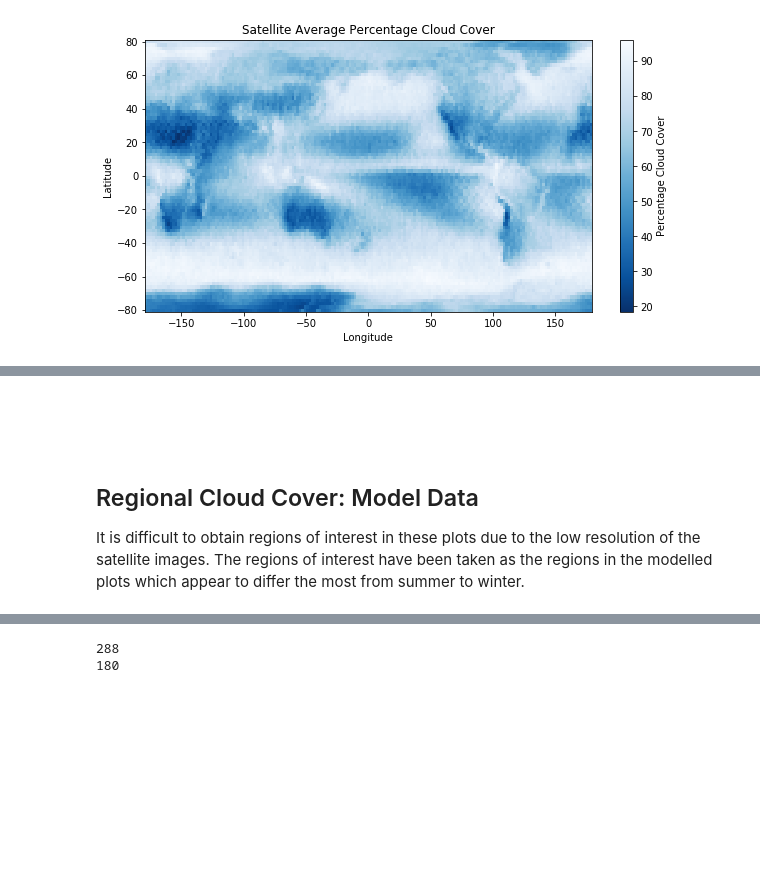
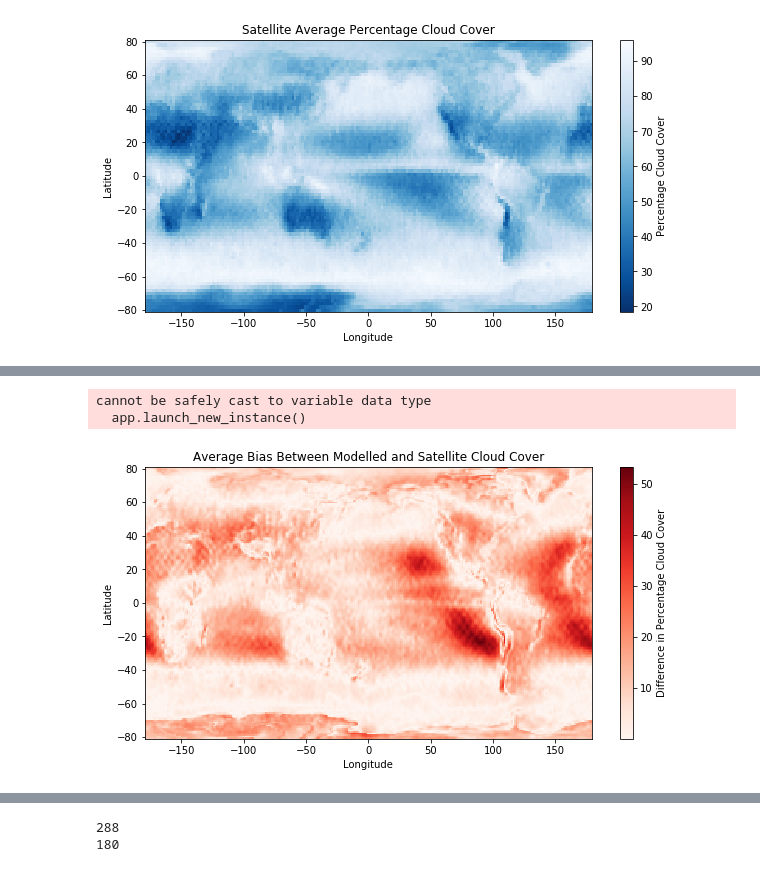
Before and after one commit to maddiebeagley/Climate-Modelling-Lab, a Jupyter notebook: 390Lab.ipynb, the cells around one changed output, grey strips where cells are left out. Cells and saved outputs as stored; diff of their text form; code cells hidden in the pictures; blank space fills up the shorter version.

Commit message:
Compute biases for lon lat

```diff
--- a/390Lab.ipynb
+++ b/390Lab.ipynb
@@ -335,7 +336,7 @@ rearranged_sat_cloud_coverage = raw_sat_cloud_coverage[:,rearranged_indices]
 # Remove masked data for clt and latitudes
 mask = map_low_high_mid_high_data.variables["cltcalipso"][:].mask[0]
 sat_cloud_coverage = np.ma.compress_rows(np.ma.MaskedArray(rearranged_sat_cloud_coverage, mask=mask))
-latitudes = map_low_high_mid_high_data.variables["latitude"][~mask[:,0]]
+sat_latitudes = map_low_high_mid_high_data.variables["latitude"][~mask[:,0]]
 
 lon_min = min(map_low_high_mid_high_data.variables["longitude"][:])
 lon_max = max(map_low_high_mid_high_data.variables["longitude"][:])
@@ -485,4 +363,37 @@ plt.show()
-# %% [markdown]
-<br /> <br /> <br />
-## Regional Cloud Cover: Model Data
-It is difficult to obtain regions of interest in these plots due to the low resolution of the satellite images. The regions of interest have been taken as the regions in the modelled plots which appear to differ the most from summer to winter.
+# %%
+# Generate new range of longitudinal data of appropriate size for satellite data ordered to be the same as the model
+sat_longitudes = np.arange(0, max(model_lon), max(model_lon)/len(map_low_high_mid_high_data.variables["longitude"][:]))
+
+# Find the longitudinal and latitudinal coordinates from the model that are within the range of satellite coords
+min_model_lat, max_model_lat = find_min_max_indices(clt_data.variables["lat"][:], min(sat_latitudes), max(sat_latitudes))
+model_lat = clt_data.variables["lat"][min_model_lat:max_model_lat]
+model_lon = clt_data.variables["lon"][:]
+
+# Interpolate the known satellite cloud coverage data across all longitudes and latitudes
+interp = interpolate.interp2d(sat_longitudes, sat_latitudes, sat_cloud_coverage, kind="cubic")
+
+# Generate interpolated values for all points of the modelled longitude and latitude data
+interpolated_sat_cloud_coverage = interp(model_lon, model_lat)
+
+# Extract the minimised range of latitudinal data from all modelled data
+avg_modelled_cloud_cover = np.mean(clt_data.variables["cltcalipso"][:], axis=0)[::-1]
+sat_sized_model_cloud_coverage = avg_modelled_cloud_cover[min_model_lat:max_model_lat, :]
+
+# Compute biases
+bias = np.absolute(interpolated_sat_cloud_coverage - sat_sized_model_cloud_coverage)
+
+# # Plot the average percentage of cloud cover through the summer months
+plt.figure(figsize=(FIG_WIDTH, FIG_HEIGHT))
+color_map = plt.imshow(bias, interpolation='nearest',
+                       aspect="auto", extent=[lon_min, lon_max, lat_min, lat_max])
+
+color_map.set_cmap("Reds")
+plt.title("Average Bias Between Modelled and Satellite Cloud Cover")
+plt.xlabel("Longitude")
+plt.ylabel("Latitude")
+cbar = plt.colorbar()
+cbar.set_label("Difference in Percentage Cloud Cover")
+# %% [output]
+cannot be safely cast to variable data type
+  app.launch_new_instance()
+[figure, added]
```
Also changed, not shown: parts of 7 cells of this notebook.
